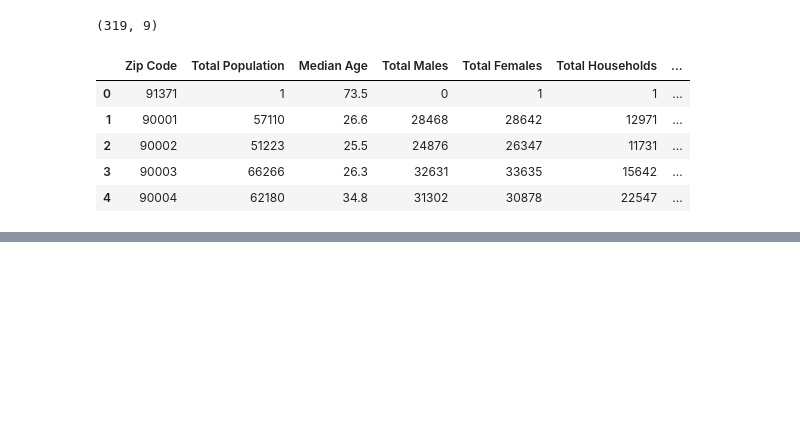
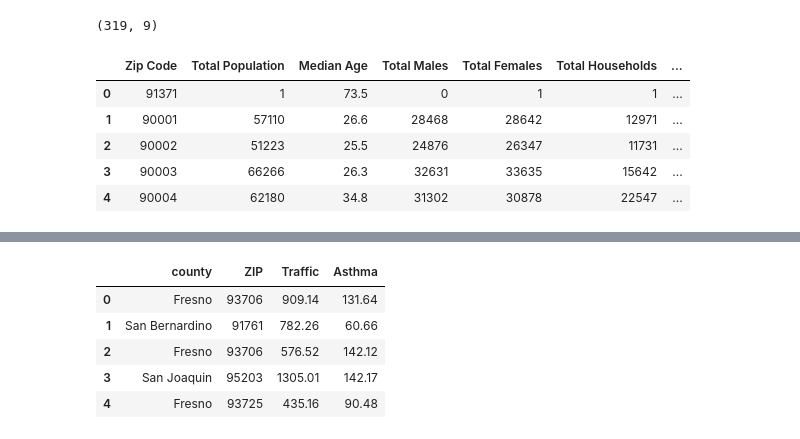
Before and after one commit to salma71/COVID_-LA, a Jupyter notebook: data_expolration.ipynb, the cells around one changed output, grey strips where cells are left out. Cells and saved outputs as stored; diff of their text form; code cells hidden in the pictures; blank space fills up the shorter version.

```diff
--- a/data_expolration.ipynb
+++ b/data_expolration.ipynb
@@ -191,0 +201,12 @@ places_tot.shape
+# %%
+census = census.rename(columns={'Zip Code': 'ZIP', 'Total Population': 'population'})
+cases_by_county = cases_by_county.drop(columns=['fips', 'date'])
+asthma_by_age = asthma_by_age.rename(columns={'California County': 'county'})
+asthma_by_age.head()
+# %% [output]
+|  | county | ZIP | Traffic | Asthma |
+| 0 | Fresno | 93706 | 909.14 | 131.64 |
+| 1 | San Bernardino | 91761 | 782.26 | 60.66 |
+| 2 | Fresno | 93706 | 576.52 | 142.12 |
+| 3 | San Joaquin | 95203 | 1305.01 | 142.17 |
+| 4 | Fresno | 93725 | 435.16 | 90.48 |
```
Also changed, not shown: parts of 4 cells of this notebook.
